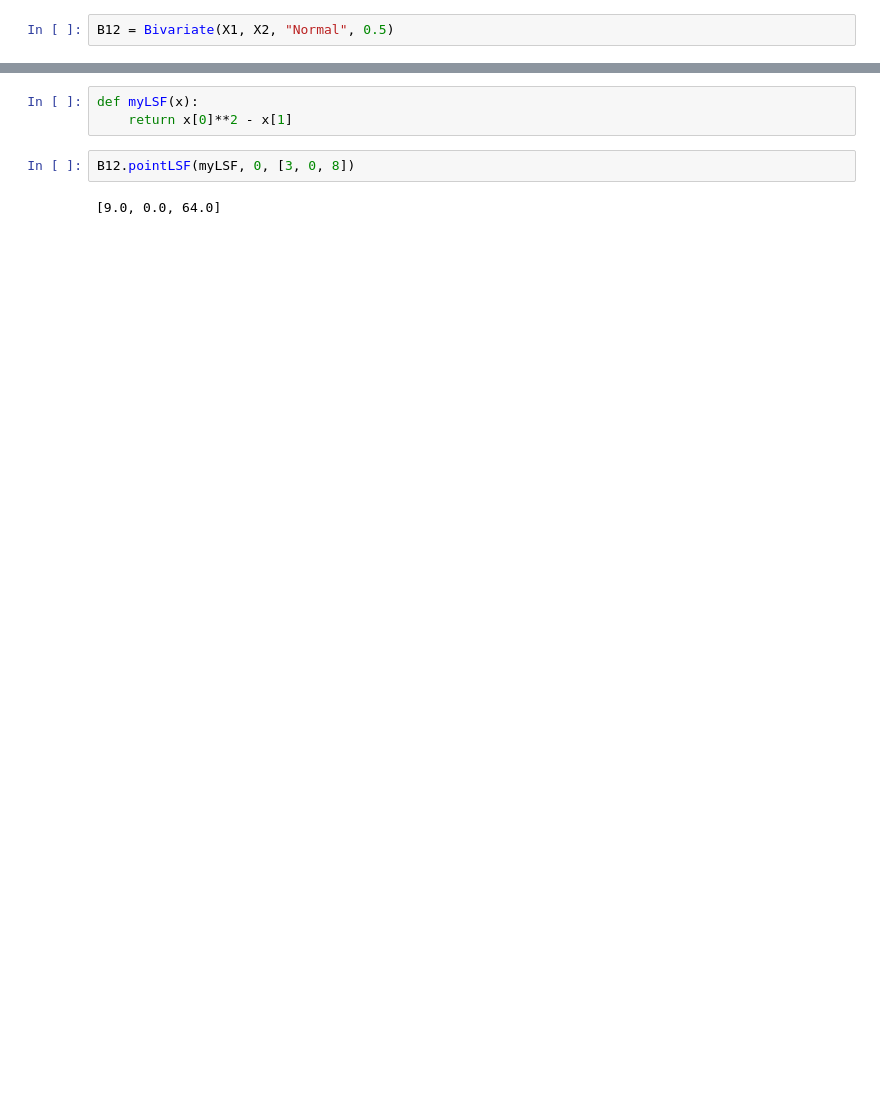
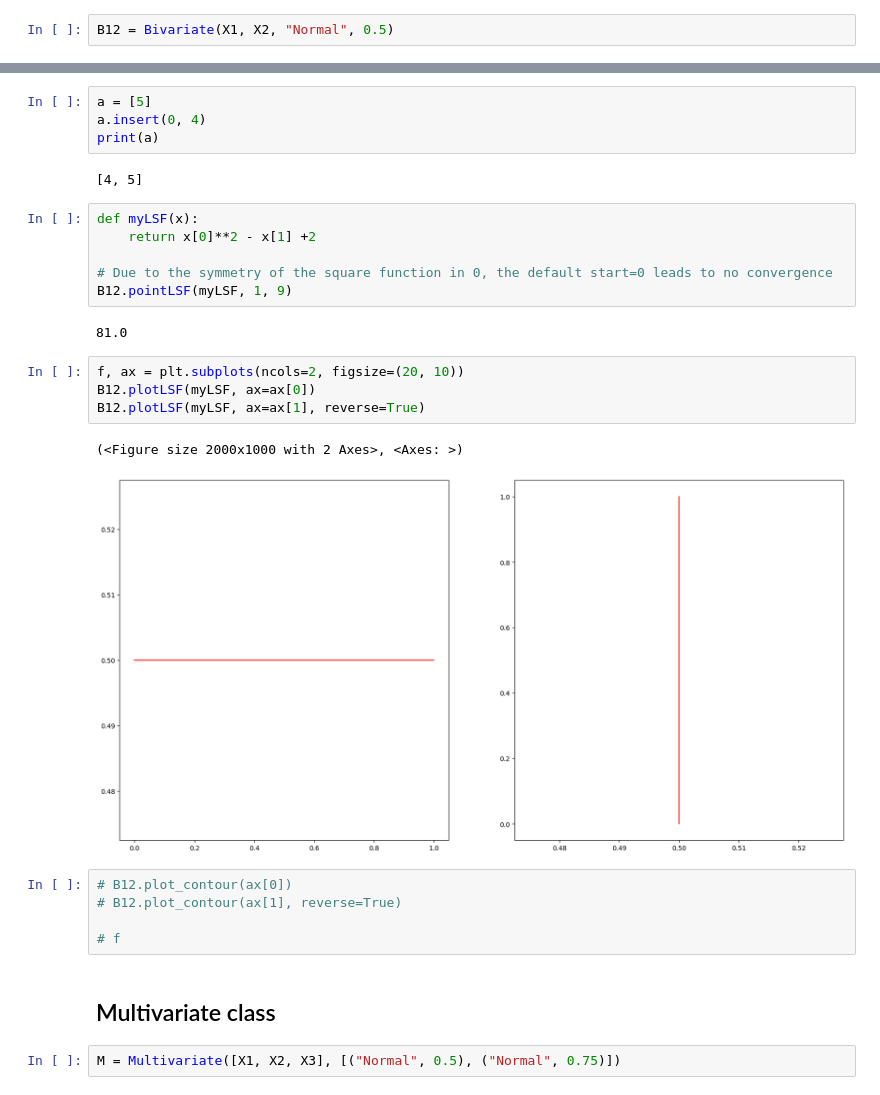
Before and after one commit to prob-design/bivariate, a Jupyter notebook: test.ipynb, the cells around one changed output, grey strips where cells are left out. Cells and saved outputs as stored; diff of their text form; blank space fills up the shorter version.

Commit message:
fix pointLSF

```diff
--- a/test.ipynb
+++ b/test.ipynb
@@ -20,7 +23,30 @@ B12.drawMarginalCdf(0)
-# %%
-def myLSF(x):
-    return x[0]**2 - x[1]
-# %%
-B12.pointLSF(myLSF, 0, [3, 0, 8])
-# %% [output]
-[9.0, 0.0, 64.0]
+# %%
+a = [5]
+a.insert(0, 4)
+print(a)
+# %% [output]
+[4, 5]
+# %%
+def myLSF(x):
+    return x[0]**2 - x[1] +2
+
+# Due to the symmetry of the square function in 0, the default start=0 leads to no convergence
+B12.pointLSF(myLSF, 1, 9)
+# %% [output]
+81.0
+# %%
+f, ax = plt.subplots(ncols=2, figsize=(20, 10))
+B12.plotLSF(myLSF, ax=ax[0])
+B12.plotLSF(myLSF, ax=ax[1], reverse=True)
+# %% [output]
+(<Figure size 2000x1000 with 2 Axes>, <Axes: >)
+[figure, added]
+# %%
+# B12.plot_contour(ax[0])
+# B12.plot_contour(ax[1], reverse=True)
+
+# f
+# %% [markdown]
+## Multivariate class
+# %%
+M = Multivariate([X1, X2, X3], [("Normal", 0.5), ("Normal", 0.75)])
```
Also changed, not shown: parts of 6 cells of this notebook, 1 other file.
